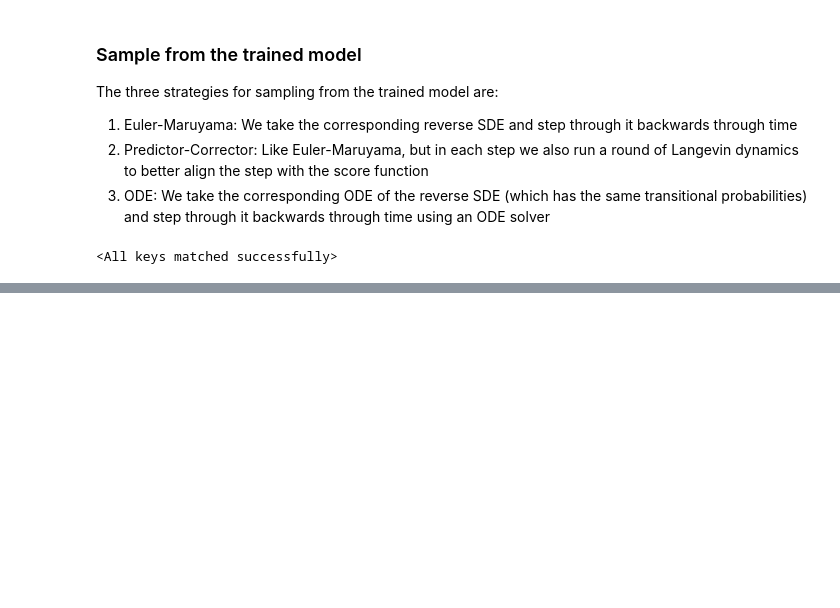
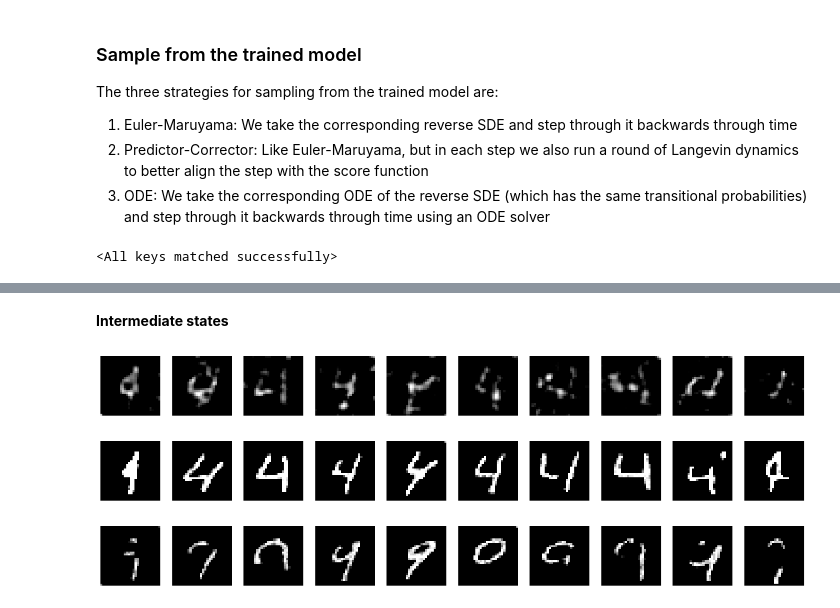
Before and after one commit to Genentech/branched-diffusion, a Jupyter notebook: continuous_branched_mnist.ipynb, the cells around one changed output, grey strips where cells are left out. Drawn from its saved outputs; the diff is of its cells as text; code cells hidden in the pictures; blank space fills up the shorter version.

```diff
--- a/continuous_branched_mnist.ipynb
+++ b/continuous_branched_mnist.ipynb
@@ -798,0 +804,17 @@ Number of ODE function evaluations: 488
+# %% [markdown]
+**Intermediate states**
+# %%
+samples_49 = generate_samples(model, sde, 4, sampler="pc", t_start=0.3, t_limit=t_limit, verbose=False).cpu().numpy()
+samples_4 = generate_samples(model, sde, 4, sampler="pc", t_limit=0.3, xt=torch.tensor(samples_49).to(DEVICE), verbose=False).cpu().numpy()
+samples_9 = generate_samples(model, sde, 9, sampler="pc", t_limit=0.3, xt=torch.tensor(samples_49).to(DEVICE), verbose=False).cpu().numpy()
+
+smoothed_samples_49 = np.empty_like(samples_49)
+for i in range(len(interim_samples)):
+    smoothed_samples_49[i, 0] = scipy.ndimage.gaussian_filter(samples_49[i, 0], sigma=1)
+plot_digits(np.clip(smoothed_samples_49, 0, 1))
+plot_digits(np.clip(samples_4, 0, 1))
+plot_digits(np.clip(samples_9, 0, 1))
+# %% [output]
+[figure, added]
+[figure, added]
+[figure, added]
```
Also changed, not shown: parts of 11 cells of this notebook, 1 other file.
